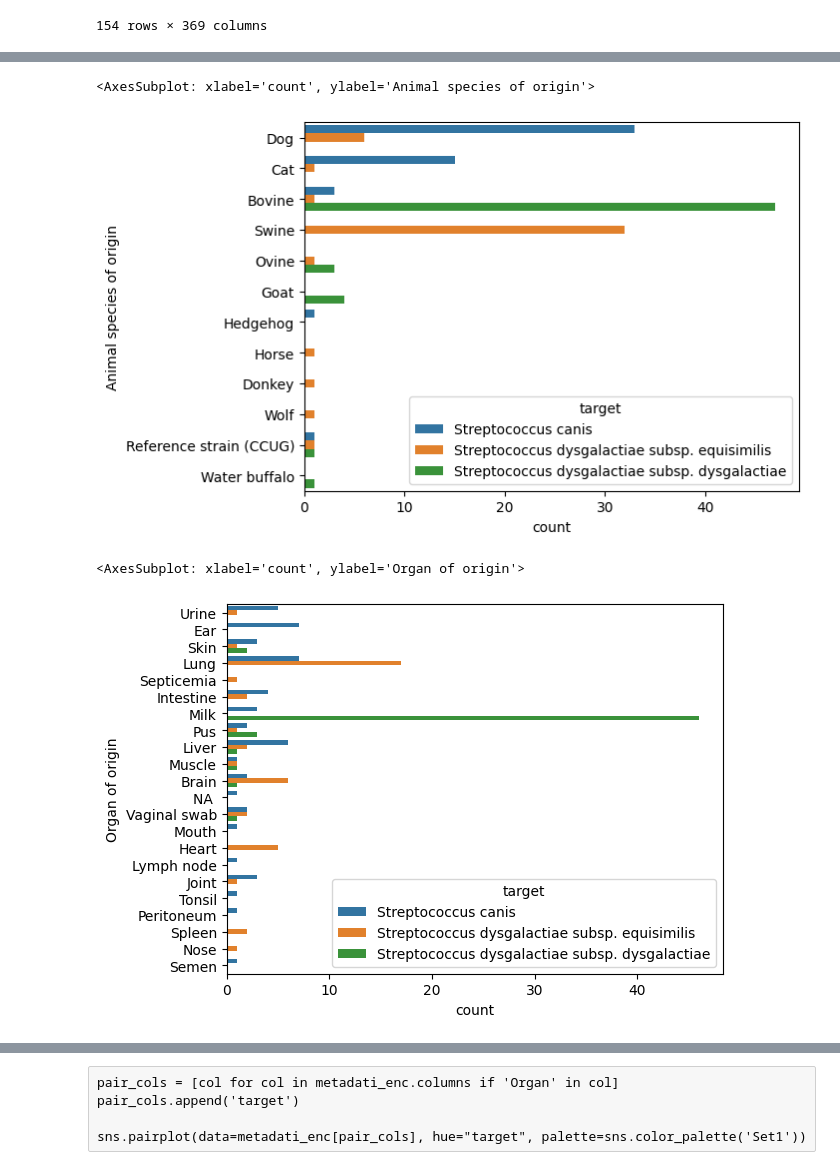
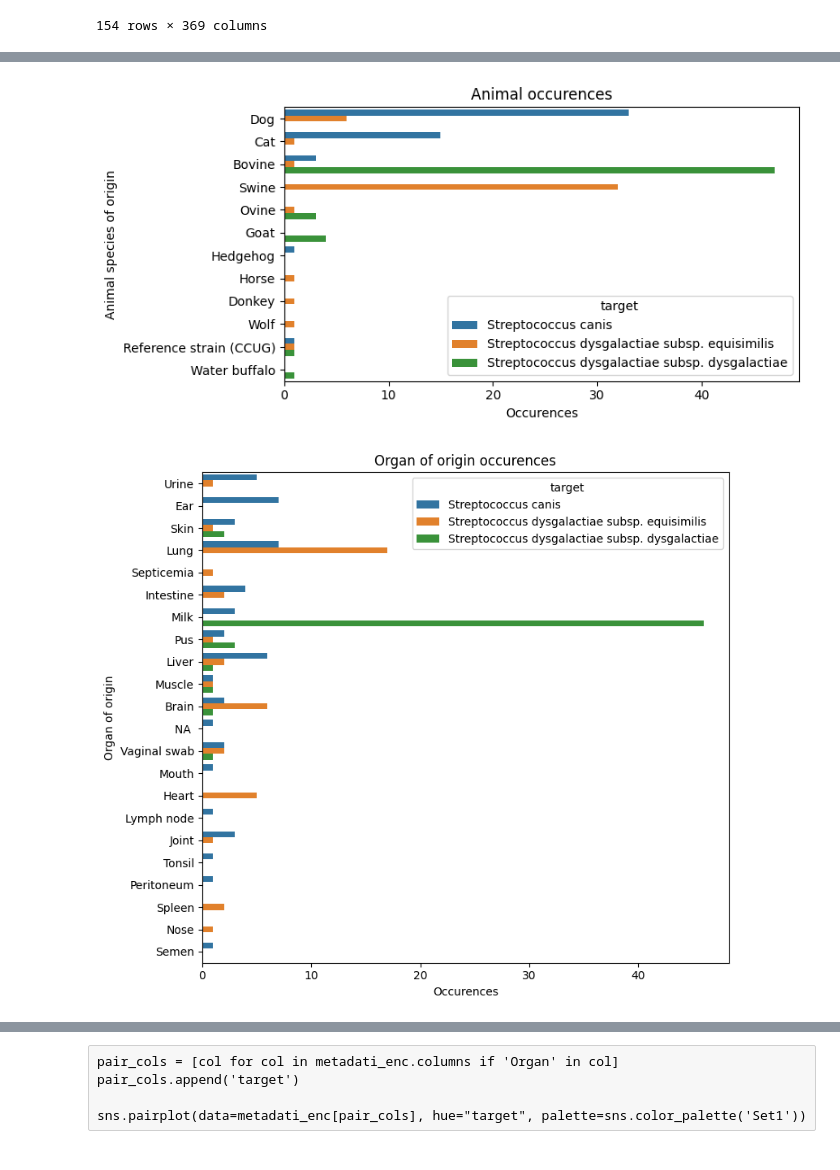
Before and after one commit to gabrielepanciotti/Thesis-Streptococcus-Classification, a Jupyter notebook: Streptococcus_classification.ipynb, the cells around one changed output, grey strips where cells are left out. Cells and saved outputs as stored; diff of their text form; code cells hidden in the pictures.

```diff
--- a/Streptococcus_classification.ipynb
+++ b/Streptococcus_classification.ipynb
@@ -177,10 +198,18 @@ sns.countplot(y="Region", data=metadati, hue='target')
 # %%
+plt.figure(figsize=(8,4))
+plt.title(label="Animal occurences")
 sns.countplot(y="Animal species of origin", data=metadati, hue='target')
+plt.xlabel("Occurences")
+plt.tight_layout()
+plt.show()
 # %% [output]
-<AxesSubplot: xlabel='count', ylabel='Animal species of origin'>
-[figure, old version]
+[figure, new version]
 # %%
+plt.figure(figsize=(8,7))
+plt.title(label="Organ of origin occurences")
 sns.countplot(y="Organ of origin", data=metadati, hue='target')
+plt.xlabel("Occurences")
+plt.tight_layout()
+plt.show()
 # %% [output]
-<AxesSubplot: xlabel='count', ylabel='Organ of origin'>
-[figure, old version]
+[figure, new version]
```
Also changed, not shown: parts of 40 cells of this notebook, 36 other files.
